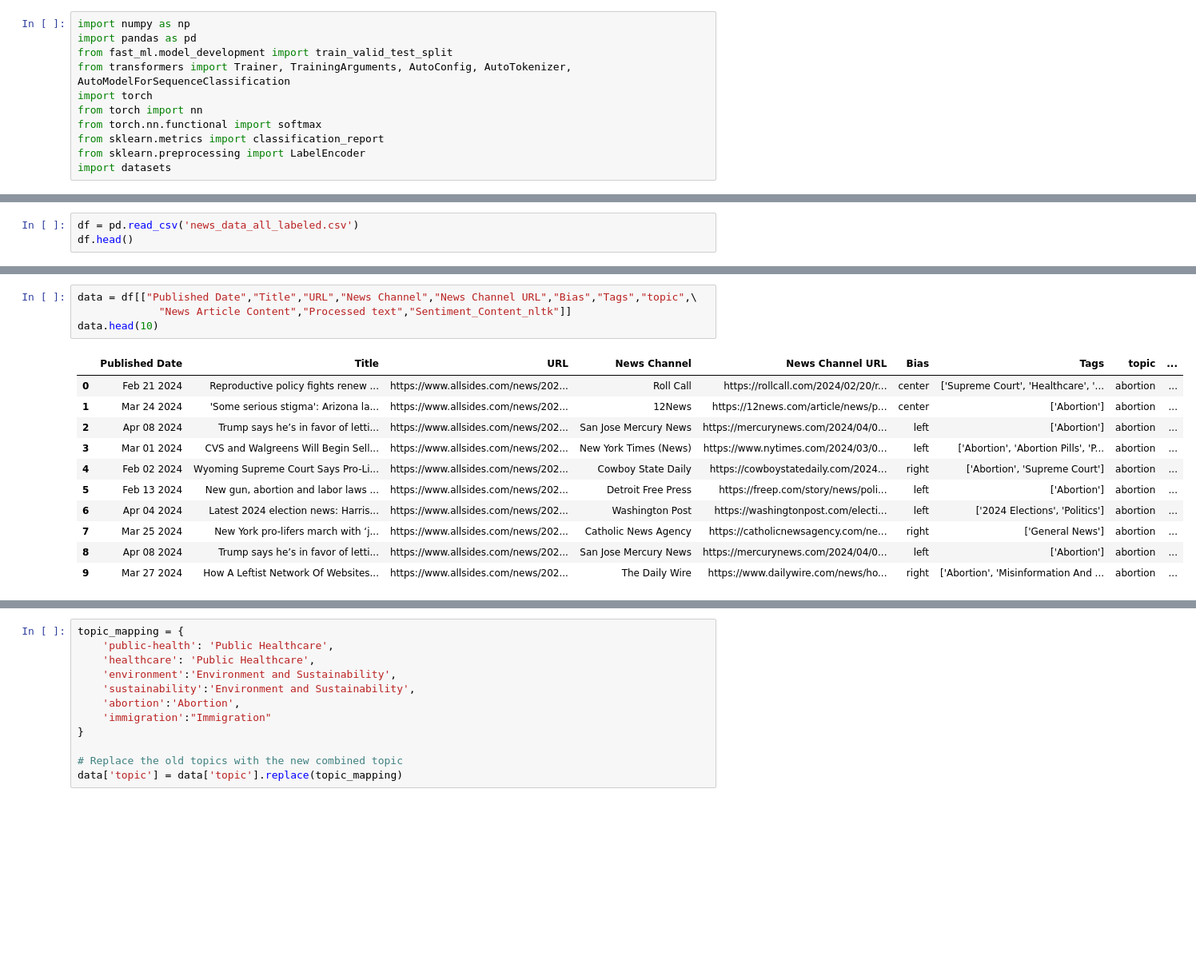
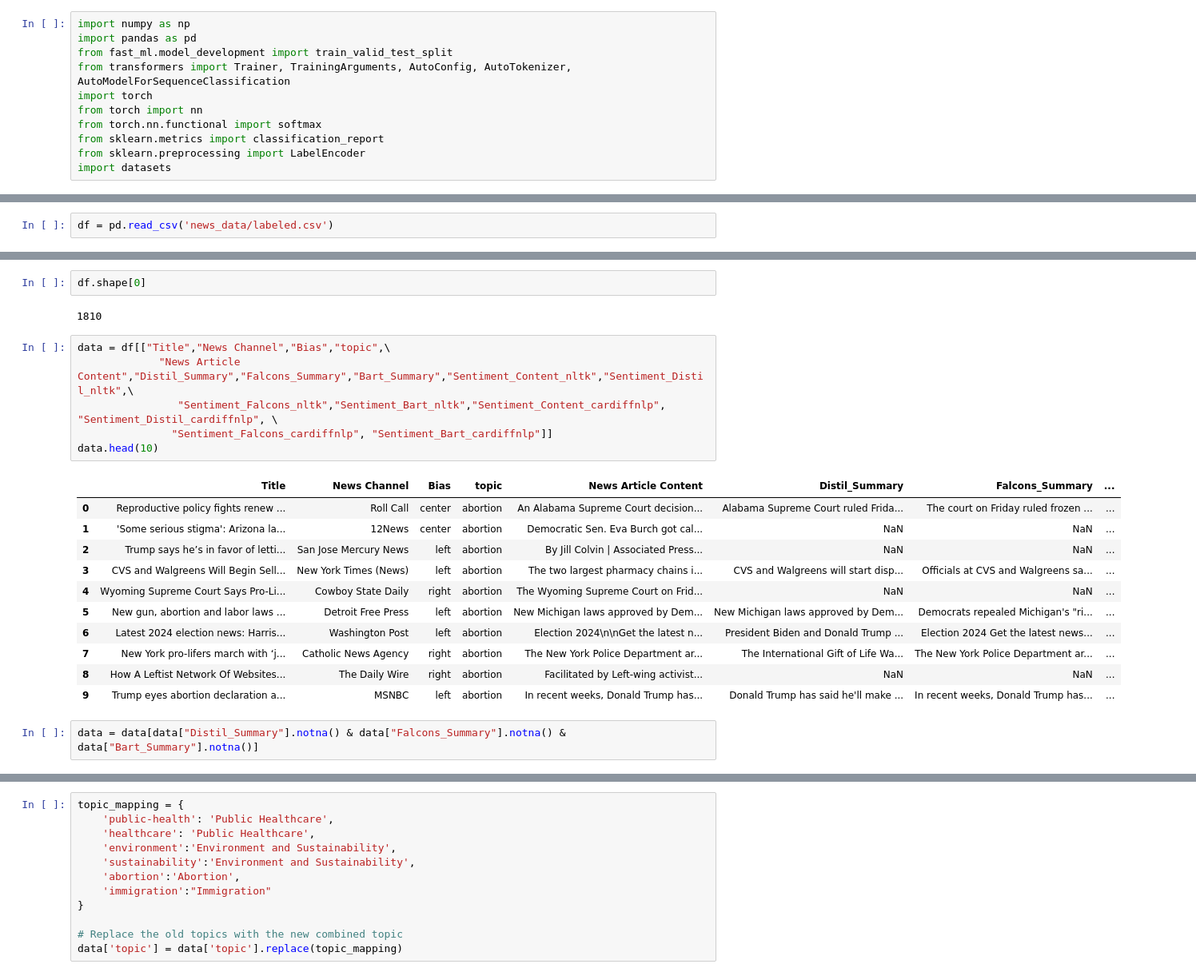
Before and after one commit to Archita93/CMPT353-SentimentAnalytics, a Jupyter notebook: model.ipynb, the cells around one changed output, grey strips where cells are left out. Shown at 80% size. Cells and saved outputs as stored; diff of their text form; blank space fills up the shorter version.

```diff
--- a/model.ipynb
+++ b/model.ipynb
@@ -72,3 +22,2 @@ Device Availble: cpu
 # %%
-df = pd.read_csv('news_data_all_labeled.csv')
-df.head()
+df = pd.read_csv('news_data/labeled.csv')
@@ -82,16 +52,24 @@ df.head()
+# %%
+df.shape[0]
+# %% [output]
+1810
 # %%
-data = df[["Published Date","Title","URL","News Channel","News Channel URL","Bias","Tags","topic",\
-             "News Article Content","Processed text","Sentiment_Content_nltk"]]
+data = df[["Title","News Channel","Bias","topic",\
+             "News Article Content","Distil_Summary","Falcons_Summary","Bart_Summary","Sentiment_Content_nltk","Sentiment_Distil_nltk",\
+                "Sentiment_Falcons_nltk","Sentiment_Bart_nltk","Sentiment_Content_cardiffnlp", "Sentiment_Distil_cardiffnlp", \
+               "Sentiment_Falcons_cardiffnlp", "Sentiment_Bart_cardiffnlp"]]
 data.head(10)
 # %% [output]
-|  | Published Date | Title | URL | News Channel | News Channel URL | Bias | Tags | topic | ... |
-| 0 | Feb 21 2024 | Reproductive policy fights renew ... | https://www.allsides.com/news/202... | Roll Call | https://rollcall.com/2024/02/20/r... | center | ['Supreme Court', 'Healthcare', '... | abortion | ... |
-| 1 | Mar 24 2024 | 'Some serious stigma': Arizona la... | https://www.allsides.com/news/202... | 12News | https://12news.com/article/news/p... | center | ['Abortion'] | abortion | ... |
-| 2 | Apr 08 2024 | Trump says he’s in favor of letti... | https://www.allsides.com/news/202... | San Jose Mercury News | https://mercurynews.com/2024/04/0... | left | ['Abortion'] | abortion | ... |
-| 3 | Mar 01 2024 | CVS and Walgreens Will Begin Sell... | https://www.allsides.com/news/202... | New York Times (News) | https://www.nytimes.com/2024/03/0... | left | ['Abortion', 'Abortion Pills', 'P... | abortion | ... |
-| 4 | Feb 02 2024 | Wyoming Supreme Court Says Pro-Li... | https://www.allsides.com/news/202... | Cowboy State Daily | https://cowboystatedaily.com/2024... | right | ['Abortion', 'Supreme Court'] | abortion | ... |
-| 5 | Feb 13 2024 | New gun, abortion and labor laws ... | https://www.allsides.com/news/202... | Detroit Free Press | https://freep.com/story/news/poli... | left | ['Abortion'] | abortion | ... |
-| 6 | Apr 04 2024 | Latest 2024 election news: Harris... | https://www.allsides.com/news/202... | Washington Post | https://washingtonpost.com/electi... | left | ['2024 Elections', 'Politics'] | abortion | ... |
-| 7 | Mar 25 2024 | New York pro-lifers march with ‘j... | https://www.allsides.com/news/202... | Catholic News Agency | https://catholicnewsagency.com/ne... | right | ['General News'] | abortion | ... |
-| 8 | Apr 08 2024 | Trump says he’s in favor of letti... | https://www.allsides.com/news/202... | San Jose Mercury News | https://mercurynews.com/2024/04/0... | left | ['Abortion'] | abortion | ... |
-| 9 | Mar 27 2024 | How A Leftist Network Of Websites... | https://www.allsides.com/news/202... | The Daily Wire | https://www.dailywire.com/news/ho... | right | ['Abortion', 'Misinformation And ... | abortion | ... |
+|  | Title | News Channel | Bias | topic | News Article Content | Distil_Summary | Falcons_Summary | ... |
+| 0 | Reproductive policy fights renew ... | Roll Call | center | abortion | An Alabama Supreme Court decision... | Alabama Supreme Court ruled Frida... | The court on Friday ruled frozen ... | ... |
+| 1 | 'Some serious stigma': Arizona la... | 12News | center | abortion | Democratic Sen. Eva Burch got cal... | NaN | NaN | ... |
+| 2 | Trump says he’s in favor of letti... | San Jose Mercury News | left | abortion | By Jill Colvin | Associated Press... | NaN | NaN | ... |
+| 3 | CVS and Walgreens Will Begin Sell... | New York Times (News) | left | abortion | The two largest pharmacy chains i... | CVS and Walgreens will start disp... | Officials at CVS and Walgreens sa... | ... |
+| 4 | Wyoming Supreme Court Says Pro-Li... | Cowboy State Daily | right | abortion | The Wyoming Supreme Court on Frid... | NaN | NaN | ... |
+| 5 | New gun, abortion and labor laws ... | Detroit Free Press | left | abortion | New Michigan laws approved by Dem... | New Michigan laws approved by Dem... | Democrats repealed Michigan's "ri... | ... |
+| 6 | Latest 2024 election news: Harris... | Washington Post | left | abortion | Election 2024\n\nGet the latest n... | President Biden and Donald Trump ... | Election 2024 Get the latest news... | ... |
+| 7 | New York pro-lifers march with ‘j... | Catholic News Agency | right | abortion | The New York Police Department ar... | The International Gift of Life Wa... | The New York Police Department ar... | ... |
+| 8 | How A Leftist Network Of Websites... | The Daily Wire | right | abortion | Facilitated by Left-wing activist... | NaN | NaN | ... |
+| 9 | Trump eyes abortion declaration a... | MSNBC | left | abortion | In recent weeks, Donald Trump has... | Donald Trump has said he'll make ... | In recent weeks, Donald Trump has... | ... |
+# %%
+data = data[data["Distil_Summary"].notna() & data["Falcons_Summary"].notna() & data["Bart_Summary"].notna()]
```
Also changed, not shown: parts of 67 cells of this notebook.
